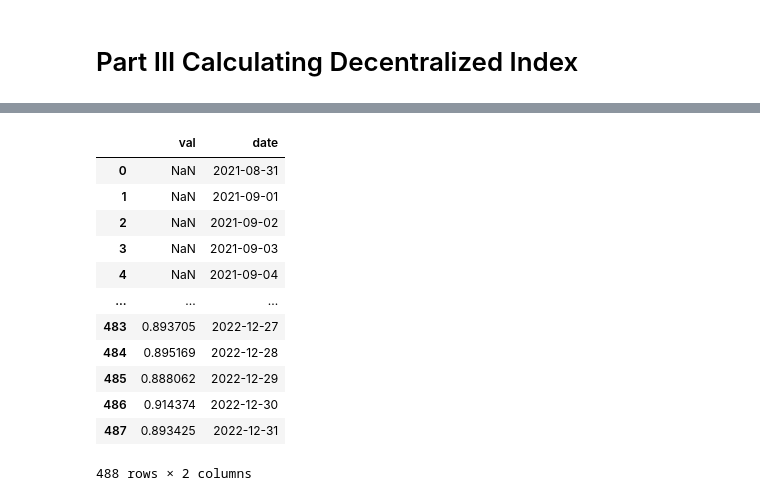
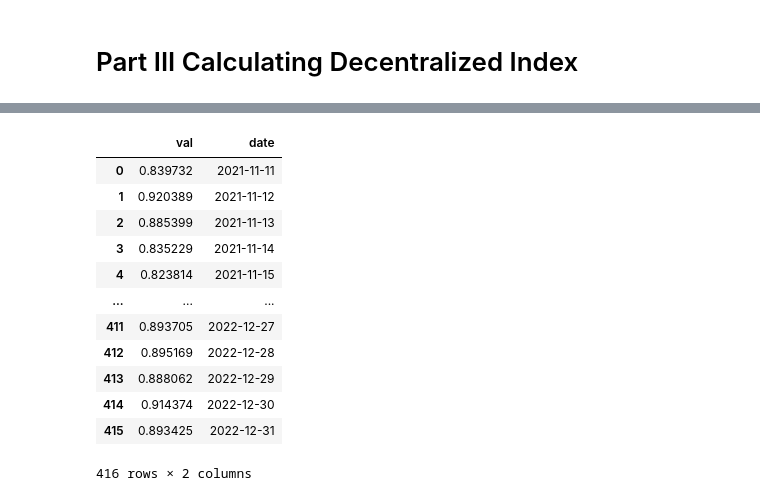
Before and after one commit to sunshineluyao/uniswap, a Jupyter notebook: code/Optimism/data_analyzing/Uniswap_Opt_Decentralization Index.ipynb, the cells around one changed output, grey strips where cells are left out. Cells and saved outputs as stored; diff of their text form; code cells hidden in the pictures.

```diff
--- a/code/Optimism/data_analyzing/Uniswap_Opt_Decentralization Index.ipynb
+++ b/code/Optimism/data_analyzing/Uniswap_Opt_Decentralization Index.ipynb
@@ -410,25 +410,25 @@ plt.show()
 # %%
 #specify alternate index metric: gini
 #returns index value 0 if specification range exceeds data
-start = date(2021,8,31)
+start = date(2021,11,11)
 end = date(2022,12,31)
 results_gini = index_calc(df_Opt,start,end,gini)
 results_gini.to_csv("Opt_gini.csv")
 results_gini
 # %% [output]
 |  | val | date |
-| 0 | NaN | 2021-08-31 |
-| 1 | NaN | 2021-09-01 |
-| 2 | NaN | 2021-09-02 |
-| 3 | NaN | 2021-09-03 |
-| 4 | NaN | 2021-09-04 |
+| 0 | 0.839732 | 2021-11-11 |
+| 1 | 0.920389 | 2021-11-12 |
+| 2 | 0.885399 | 2021-11-13 |
+| 3 | 0.835229 | 2021-11-14 |
+| 4 | 0.823814 | 2021-11-15 |
 | ... | ... | ... |
-| 483 | 0.893705 | 2022-12-27 |
-| 484 | 0.895169 | 2022-12-28 |
-| 485 | 0.888062 | 2022-12-29 |
-| 486 | 0.914374 | 2022-12-30 |
-| 487 | 0.893425 | 2022-12-31 |
+| 411 | 0.893705 | 2022-12-27 |
+| 412 | 0.895169 | 2022-12-28 |
+| 413 | 0.888062 | 2022-12-29 |
+| 414 | 0.914374 | 2022-12-30 |
+| 415 | 0.893425 | 2022-12-31 |
-488 rows × 2 columns
+416 rows × 2 columns
 # %%
 df = pd.read_csv("Opt_gini.csv", index_col="Unnamed: 0")
 df.tail()
```
Also changed, not shown: parts of 17 cells of this notebook, 17 other files.
